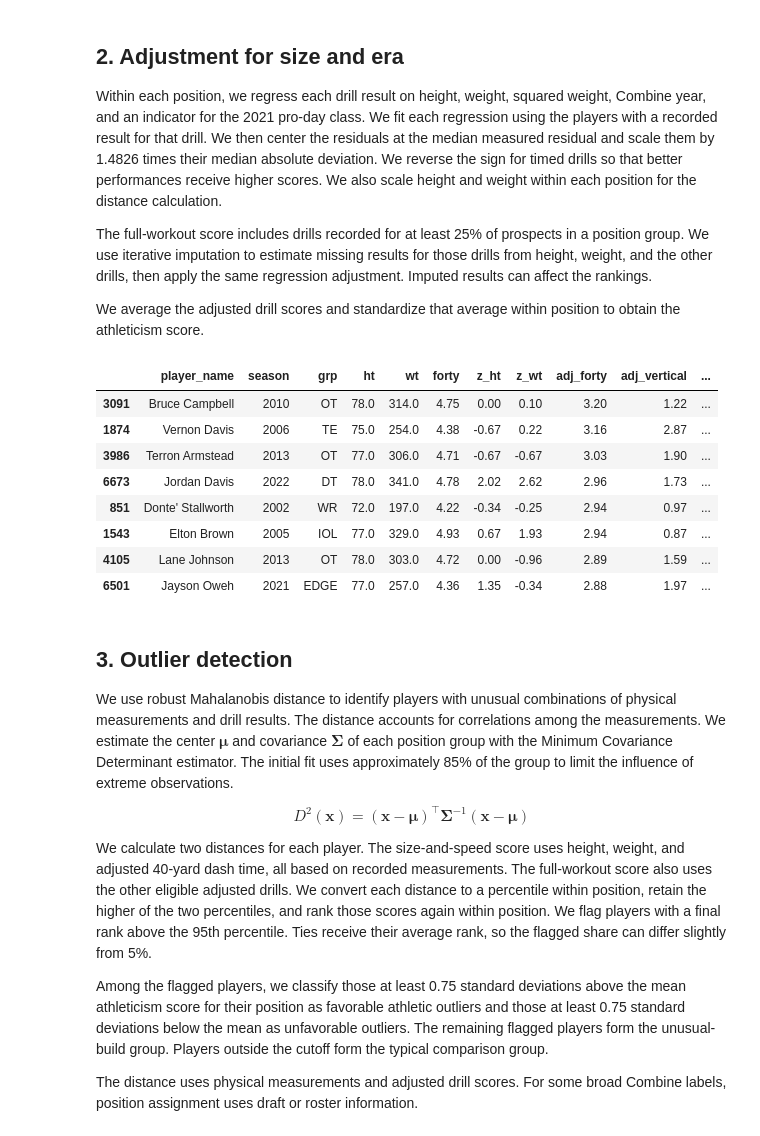
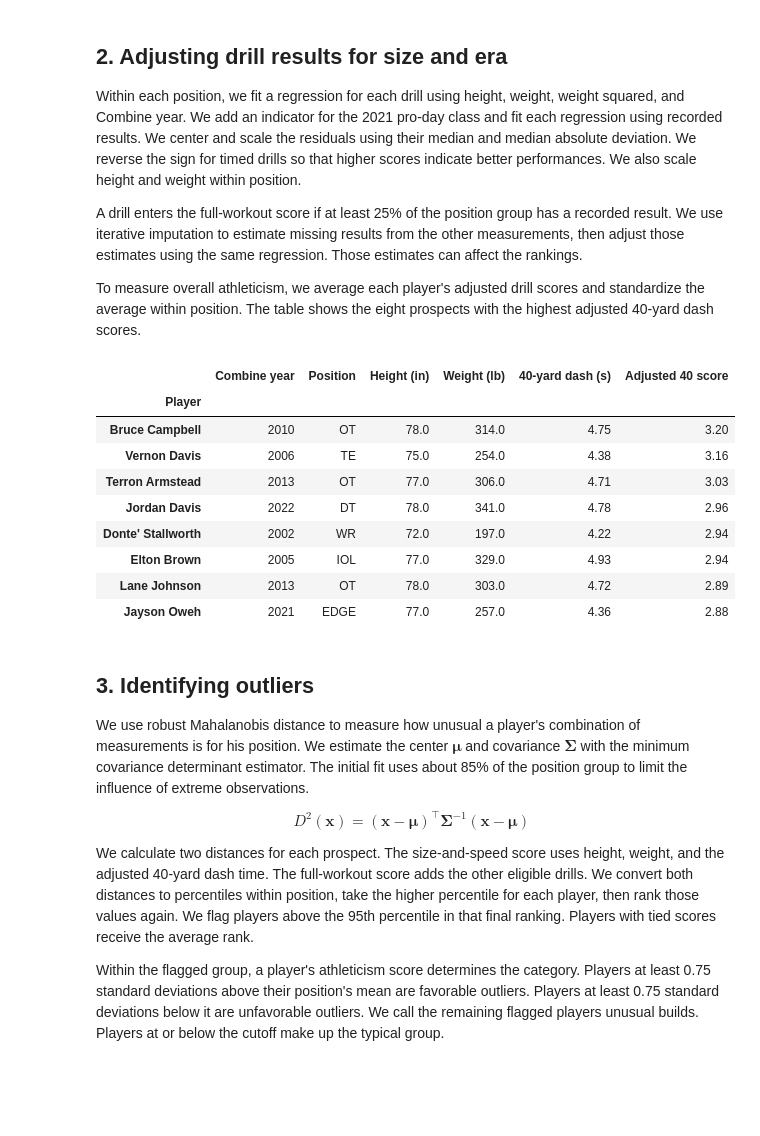
Before and after one commit to SantiHi/NFL-Verse-Project, a Jupyter notebook: nfl_draft_analysis.ipynb, the cells around one changed output. Drawn from its saved outputs; the diff is of its cells as text; code cells hidden in the pictures; blank space fills up the shorter version.

```diff
--- a/nfl_draft_analysis.ipynb
+++ b/nfl_draft_analysis.ipynb
@@ -87,38 +104,48 @@ print(
 # %% [markdown]
-## 2. Adjustment for size and era
+## 2. Adjusting drill results for size and era
 
-Within each position, we regress each drill result on height, weight, squared weight, Combine year, and an indicator for the 2021 pro-day class. We fit each regression using the players with a recorded result for that drill. We then center the residuals at the median measured residual and scale them by 1.4826 times their median absolute deviation. We reverse the sign for timed drills so that better performances receive higher scores. We also scale height and weight within each position for the distance calculation.
+Within each position, we fit a regression for each drill using height, weight, weight squared, and Combine year. We add an indicator for the 2021 pro-day class and fit each regression using recorded results. We center and scale the residuals using their median and median absolute deviation. We reverse the sign for timed drills so that higher scores indicate better performances. We also scale height and weight within position.
 
-The full-workout score includes drills recorded for at least 25% of prospects in a position group. We use iterative imputation to estimate missing results for those drills from height, weight, and the other drills, then apply the same regression adjustment. Imputed results can affect the rankings.
+A drill enters the full-workout score if at least 25% of the position group has a recorded result. We use iterative imputation to estimate missing results from the other measurements, then adjust those estimates using the same regression. Those estimates can affect the rankings.
 
-We average the adjusted drill scores and standardize that average within position to obtain the athleticism score.
+To measure overall athleticism, we average each player's adjusted drill scores and standardize the average within position. The table shows the eight prospects with the highest adjusted 40-yard dash scores.
 # %%
 with threadpool_limits(limits=1):
     adjusted = features.adjust_drills(prospects)
 
-display(summaries.fastest_for_size(adjusted).round(2))
+display_columns = {
+    "player_name": "Player",
+    "season": "Combine year",
+    "grp": "Position",
+    "ht": "Height (in)",
+    "wt": "Weight (lb)",
+    "forty": "40-yard dash (s)",
+    "adj_forty": "Adjusted 40 score",
+}
+fastest = summaries.fastest_for_size(adjusted)
+fastest = fastest[list(display_columns)].rename(columns=display_columns)
+display(fastest.set_index("Player").round(2))
 # %% [output]
-|  | player_name | season | grp | ht | wt | forty | z_ht | z_wt | adj_forty | adj_vertical | ... |
-| 3091 | Bruce Campbell | 2010 | OT | 78.0 | 314.0 | 4.75 | 0.00 | 0.10 | 3.20 | 1.22 | ... |
-| 1874 | Vernon Davis | 2006 | TE | 75.0 | 254.0 | 4.38 | -0.67 | 0.22 | 3.16 | 2.87 | ... |
-| 3986 | Terron Armstead | 2013 | OT | 77.0 | 306.0 | 4.71 | -0.67 | -0.67 | 3.03 | 1.90 | ... |
-| 6673 | Jordan Davis | 2022 | DT | 78.0 | 341.0 | 4.78 | 2.02 | 2.62 | 2.96 | 1.73 | ... |
-| 851 | Donte' Stallworth | 2002 | WR | 72.0 | 197.0 | 4.22 | -0.34 | -0.25 | 2.94 | 0.97 | ... |
-| 1543 | Elton Brown | 2005 | IOL | 77.0 | 329.0 | 4.93 | 0.67 | 1.93 | 2.94 | 0.87 | ... |
-| 4105 | Lane Johnson | 2013 | OT | 78.0 | 303.0 | 4.72 | 0.00 | -0.96 | 2.89 | 1.59 | ... |
-| 6501 | Jayson Oweh | 2021 | EDGE | 77.0 | 257.0 | 4.36 | 1.35 | -0.34 | 2.88 | 1.97 | ... |
+|  | Combine year | Position | Height (in) | Weight (lb) | 40-yard dash (s) | Adjusted 40 score |
+| Player |  |  |  |  |  |  |
+| Bruce Campbell | 2010 | OT | 78.0 | 314.0 | 4.75 | 3.20 |
+| Vernon Davis | 2006 | TE | 75.0 | 254.0 | 4.38 | 3.16 |
+| Terron Armstead | 2013 | OT | 77.0 | 306.0 | 4.71 | 3.03 |
+| Jordan Davis | 2022 | DT | 78.0 | 341.0 | 4.78 | 2.96 |
+| Donte' Stallworth | 2002 | WR | 72.0 | 197.0 | 4.22 | 2.94 |
+| Elton Brown | 2005 | IOL | 77.0 | 329.0 | 4.93 | 2.94 |
+| Lane Johnson | 2013 | OT | 78.0 | 303.0 | 4.72 | 2.89 |
+| Jayson Oweh | 2021 | EDGE | 77.0 | 257.0 | 4.36 | 2.88 |
 # %% [markdown]
-## 3. Outlier detection
+## 3. Identifying outliers
 
-We use robust Mahalanobis distance to identify players with unusual combinations of physical measurements and drill results. The distance accounts for correlations among the measurements. We estimate the center $\boldsymbol{\mu}$ and covariance $\boldsymbol{\Sigma}$ of each position group with the Minimum Covariance Determinant estimator. The initial fit uses approximately 85% of the group to limit the influence of extreme observations.
+We use robust Mahalanobis distance to measure how unusual a player's combination of measurements is for his position. We estimate the center $\boldsymbol{\mu}$ and covariance $\boldsymbol{\Sigma}$ with the minimum covariance determinant estimator. The initial fit uses about 85% of the position group to limit the influence of extreme observations.
 
 $$D^2(\mathbf{x}) = (\mathbf{x}-\boldsymbol{\mu})^\top \boldsymbol{\Sigma}^{-1}(\mathbf{x}-\boldsymbol{\mu})$$
 
-We calculate two distances for each player. The size-and-speed score uses height, weight, and adjusted 40-yard dash time, all based on recorded measurements. The full-workout score also uses the other eligible adjusted drills. We convert each distance to a percentile within position, retain the higher of the two percentiles, and rank those scores again within position. We flag players with a final rank above the 95th percentile. Ties receive their average rank, so the flagged share can differ slightly from 5%.
+We calculate two distances for each prospect. The size-and-speed score uses height, weight, and the adjusted 40-yard dash time. The full-workout score adds the other eligible drills. We convert both distances to percentiles within position, take the higher percentile for each player, then rank those values again. We flag players above the 95th percentile in that final ranking. Players with tied scores receive the average rank.
 
-Among the flagged players, we classify those at least 0.75 standard deviations above the mean athleticism score for their position as favorable athletic outliers and those at least 0.75 standard deviations below the mean as unfavorable outliers. The remaining flagged players form the unusual-build group. Players outside the cutoff form the typical comparison group.
-
-The distance uses physical measurements and adjusted drill scores. For some broad Combine labels, position assignment uses draft or roster information.
+Within the flagged group, a player's athleticism score determines the category. Players at least 0.75 standard deviations above their position's mean are favorable outliers. Players at least 0.75 standard deviations below it are unfavorable outliers. We call the remaining flagged players unusual builds. Players at or below the cutoff make up the typical group.
 # %%
 with threadpool_limits(limits=1):
     scored = detect.score_prospects(adjusted)
```
Also changed, not shown: parts of 12 cells of this notebook, 3 other files.
